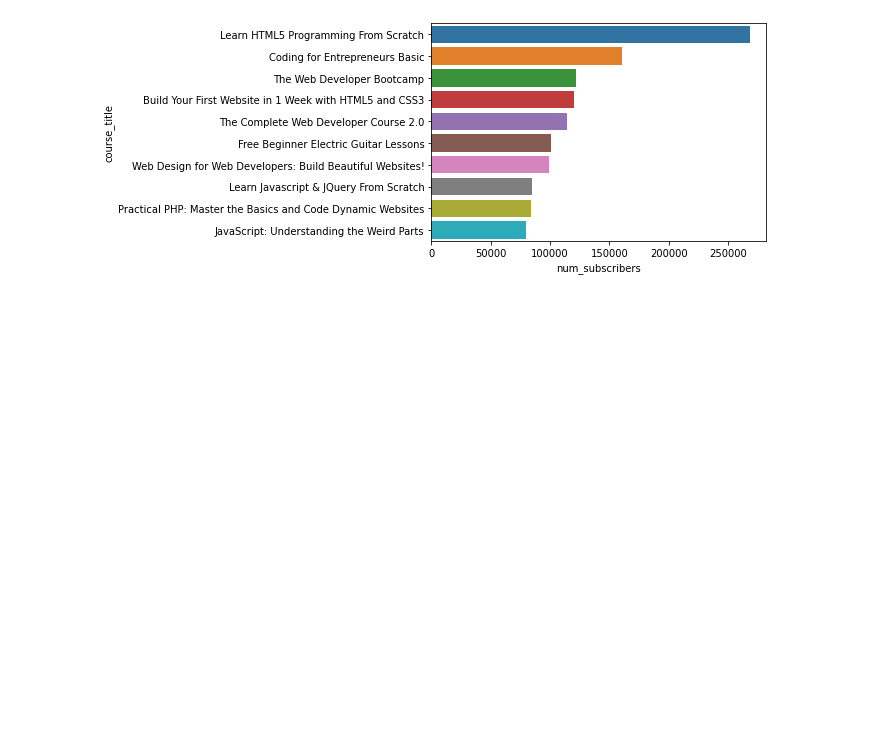
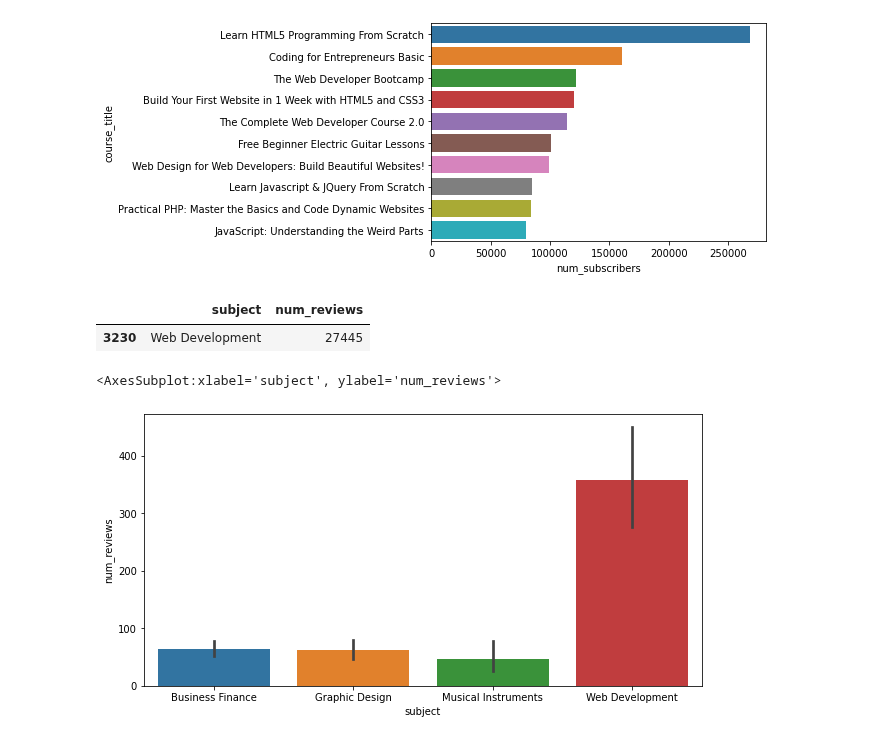
Before and after one commit to Dharmil4602/data-science-projects, a Jupyter notebook: Udemy-Courses/udemy_courses.ipynb, the cells around one changed output. Drawn from its saved outputs; the diff is of its cells as text; code cells hidden in the pictures; blank space fills up the shorter version.

Commit message:
Found the courses having highest number of reviews and plotted them

```diff
--- a/Udemy-Courses/udemy_courses.ipynb
+++ b/Udemy-Courses/udemy_courses.ipynb
@@ -251,3 +251,17 @@ sns.barplot(x='num_subscribers', y='course_title', data=top_10)
 # %% [output]
 <AxesSubplot:xlabel='num_subscribers', ylabel='course_title'>
 [figure]
+# %%
+# Finding the course which is having highest number of reviews
+data[data['num_reviews'].max() == data['num_reviews']][['subject', 'num_reviews']]
+# %% [output]
+|  | subject | num_reviews |
+| 3230 | Web Development | 27445 |
+# %%
+# Plotting the graph
+plt.figure(figsize=(10,5)) # Here 10 is the width of the figure, and 5 is the height of the figure
+sns.barplot(x='subject', y='num_reviews', data=data)
+# plt.xticks(rotation=60)
+# %% [output]
+<AxesSubplot:xlabel='subject', ylabel='num_reviews'>
+[figure, added]
```
